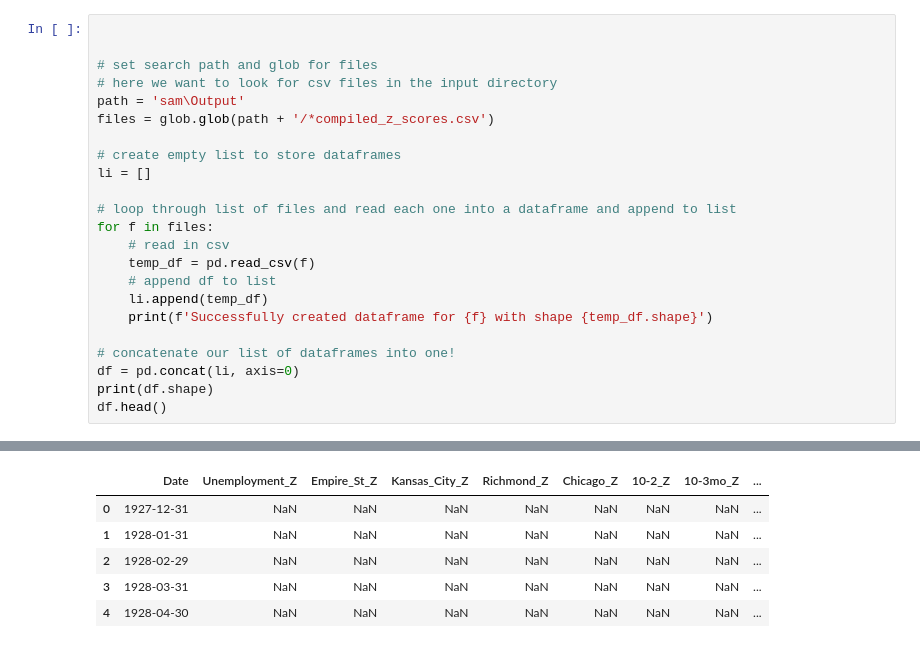
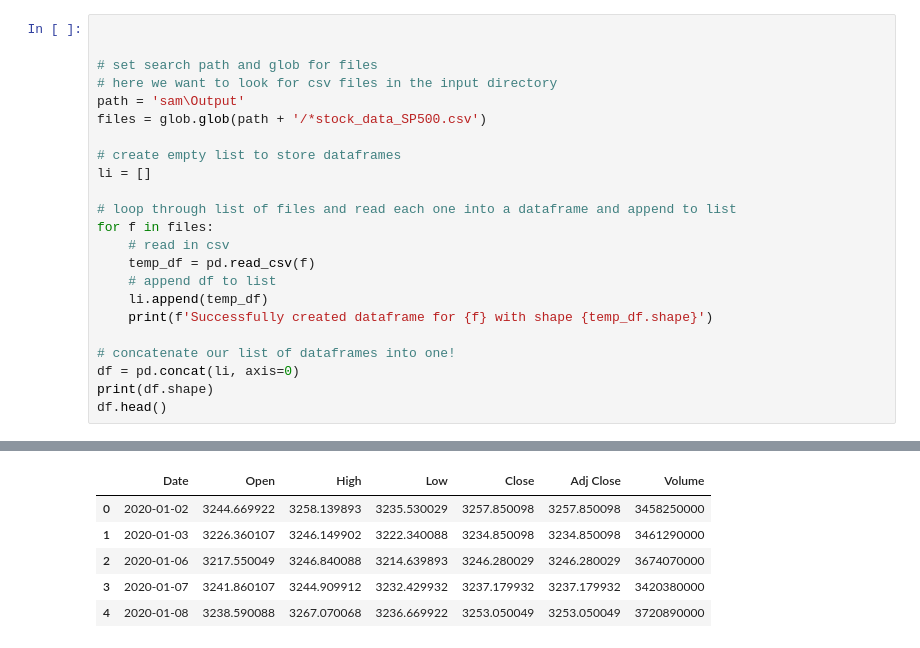
Before and after one commit to obsessedquant/GeoLocation-Vs-Covid-Analysis-and-Visualization, a Jupyter notebook: Untitled.ipynb, the cells around one changed output, grey strips where cells are left out. Cells and saved outputs as stored; diff of their text form.

```diff
--- a/Untitled.ipynb
+++ b/Untitled.ipynb
@@ -7,7 +14,7 @@ import pandas as pd
 # set search path and glob for files
 # here we want to look for csv files in the input directory
 path = 'sam\Output'
-files = glob.glob(path + '/*compiled_z_scores.csv')
+files = glob.glob(path + '/*stock_data_SP500.csv')
 
 # create empty list to store dataframes
 li = []
@@ -30,6 +37,6 @@ Successfully created dataframe for sam\Output\compiled_z_scores.csv with shape (
-|  | Date | Unemployment_Z | Empire_St_Z | Kansas_City_Z | Richmond_Z | Chicago_Z | 10-2_Z | 10-3mo_Z | ... |
-| 0 | 1927-12-31 | NaN | NaN | NaN | NaN | NaN | NaN | NaN | ... |
-| 1 | 1928-01-31 | NaN | NaN | NaN | NaN | NaN | NaN | NaN | ... |
-| 2 | 1928-02-29 | NaN | NaN | NaN | NaN | NaN | NaN | NaN | ... |
-| 3 | 1928-03-31 | NaN | NaN | NaN | NaN | NaN | NaN | NaN | ... |
-| 4 | 1928-04-30 | NaN | NaN | NaN | NaN | NaN | NaN | NaN | ... |
+|  | Date | Open | High | Low | Close | Adj Close | Volume |
+| 0 | 2020-01-02 | 3244.669922 | 3258.139893 | 3235.530029 | 3257.850098 | 3257.850098 | 3458250000 |
+| 1 | 2020-01-03 | 3226.360107 | 3246.149902 | 3222.340088 | 3234.850098 | 3234.850098 | 3461290000 |
+| 2 | 2020-01-06 | 3217.550049 | 3246.840088 | 3214.639893 | 3246.280029 | 3246.280029 | 3674070000 |
+| 3 | 2020-01-07 | 3241.860107 | 3244.909912 | 3232.429932 | 3237.179932 | 3237.179932 | 3420380000 |
+| 4 | 2020-01-08 | 3238.590088 | 3267.070068 | 3236.669922 | 3253.050049 | 3253.050049 | 3720890000 |
```
Also changed, not shown: parts of 31 cells of this notebook.
